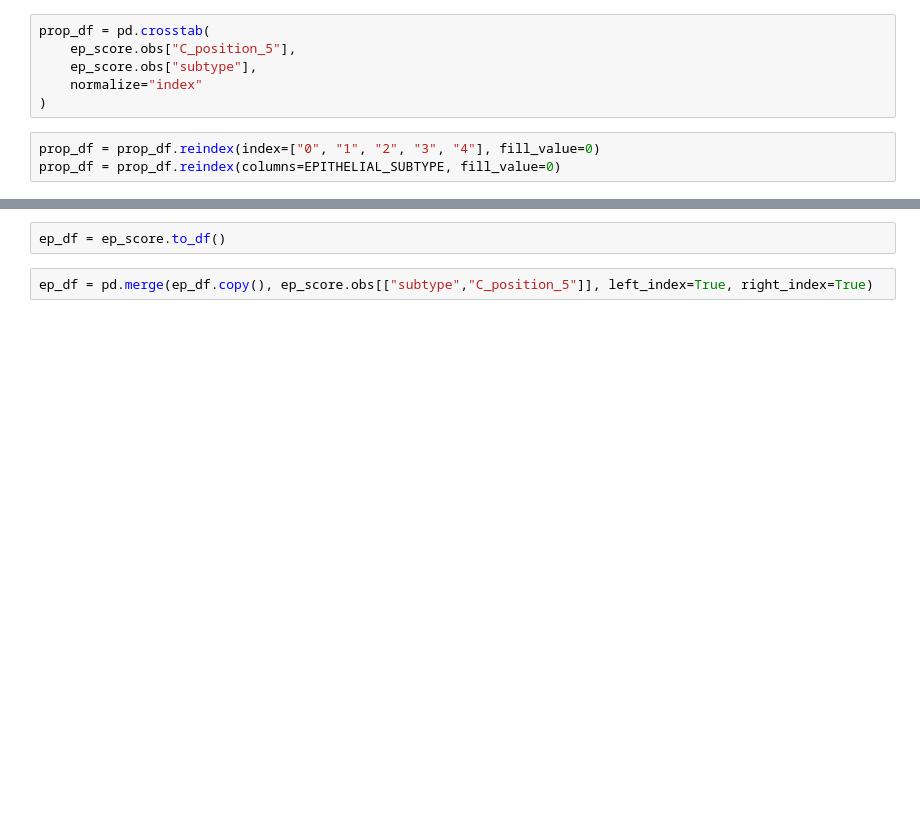
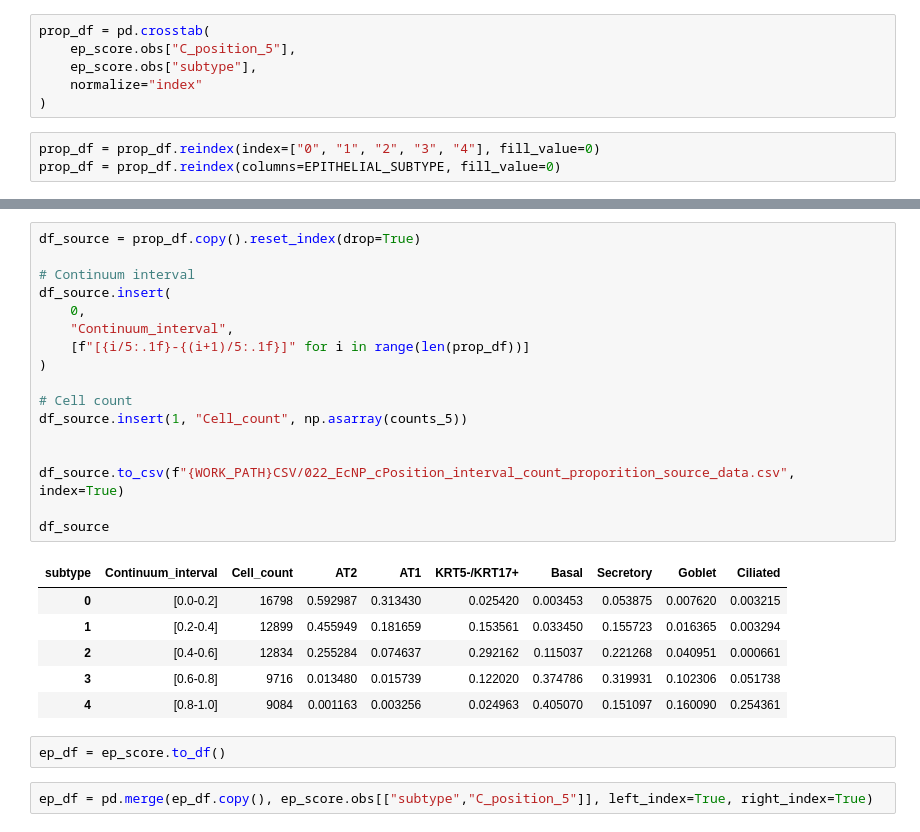
Before and after one commit to Respiratory-med-Kyushu-univ/Xenium_5k_IPF, a Jupyter notebook: Xenium_5k_IPF_022_extension_continuum.ipynb, the cells around one changed output, grey strips where cells are left out. Cells and saved outputs as stored; diff of their text form; blank space fills up the shorter version.

```diff
--- a/Xenium_5k_IPF_022_extension_continuum.ipynb
+++ b/Xenium_5k_IPF_022_extension_continuum.ipynb
@@ -295,3 +348,27 @@ plt.show()
+# %%
+df_source = prop_df.copy().reset_index(drop=True)
+
+# Continuum interval
+df_source.insert(
+    0,
+    "Continuum_interval",
+    [f"[{i/5:.1f}-{(i+1)/5:.1f}]" for i in range(len(prop_df))]
+)
+
+# Cell count
+df_source.insert(1, "Cell_count", np.asarray(counts_5))
+
+
+df_source.to_csv(f"{WORK_PATH}CSV/022_EcNP_cPosition_interval_count_proporition_source_data.csv", index=True)
+
+df_source
+# %% [output]
+| subtype | Continuum_interval | Cell_count | AT2 | AT1 | KRT5-/KRT17+ | Basal | Secretory | Goblet | Ciliated |
+| 0 | [0.0-0.2] | 16798 | 0.592987 | 0.313430 | 0.025420 | 0.003453 | 0.053875 | 0.007620 | 0.003215 |
+| 1 | [0.2-0.4] | 12899 | 0.455949 | 0.181659 | 0.153561 | 0.033450 | 0.155723 | 0.016365 | 0.003294 |
+| 2 | [0.4-0.6] | 12834 | 0.255284 | 0.074637 | 0.292162 | 0.115037 | 0.221268 | 0.040951 | 0.000661 |
+| 3 | [0.6-0.8] | 9716 | 0.013480 | 0.015739 | 0.122020 | 0.374786 | 0.319931 | 0.102306 | 0.051738 |
+| 4 | [0.8-1.0] | 9084 | 0.001163 | 0.003256 | 0.024963 | 0.405070 | 0.151097 | 0.160090 | 0.254361 |
 # %%
 ep_df = ep_score.to_df()
 # %%
```
Also changed, not shown: parts of 7 cells of this notebook, 18 other files.
